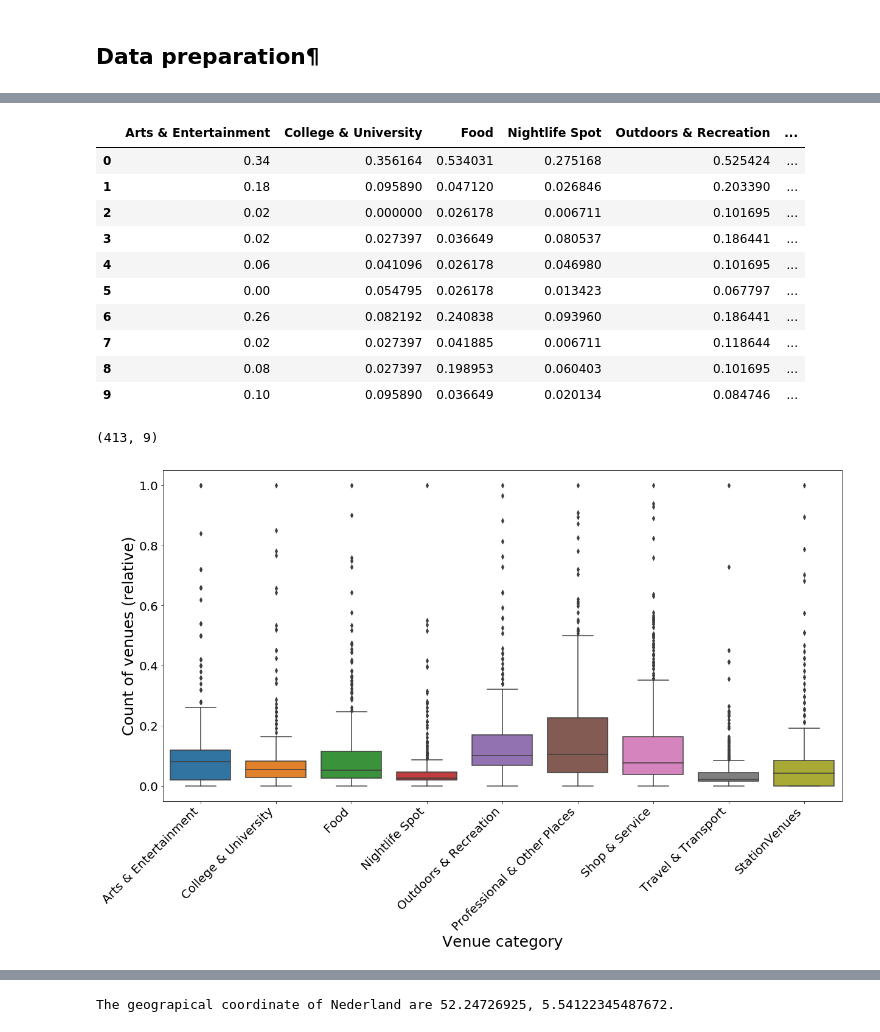
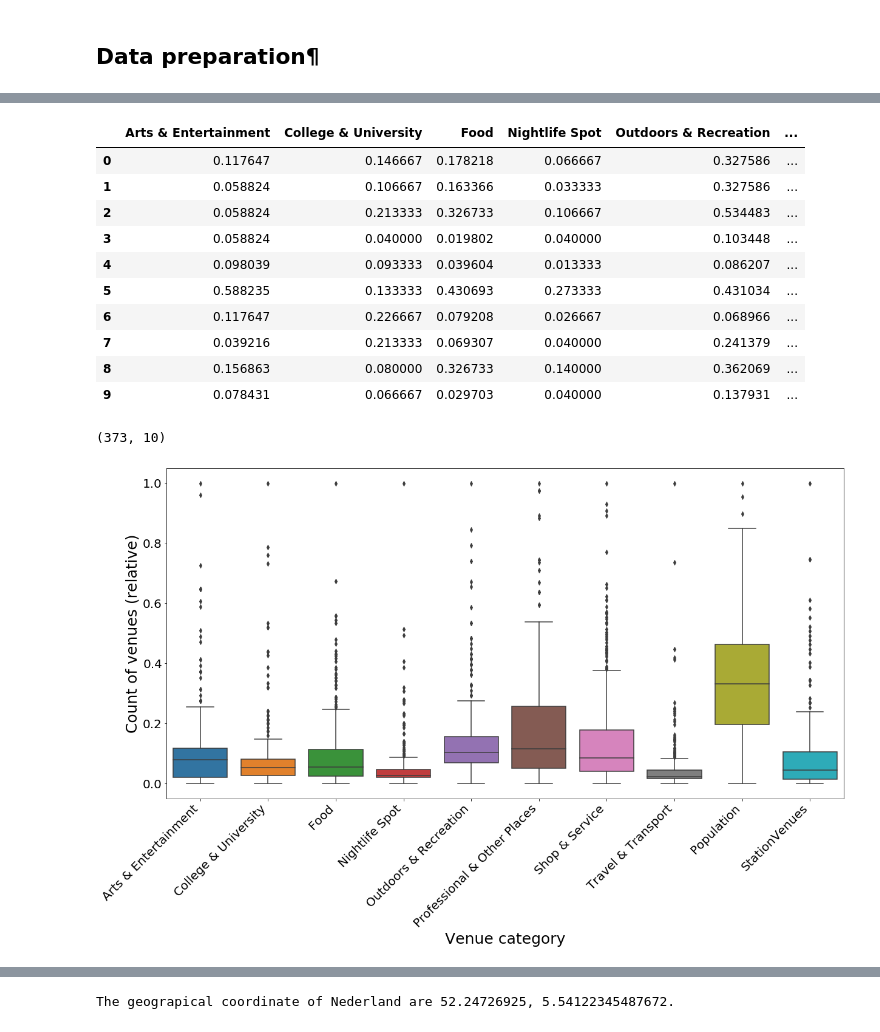
Before and after one commit to ArjanLem/Coursera_Capstone, a Jupyter notebook: BattleNeighbourhoods/classification_dutch_train_stations-wk5.ipynb, the cells around one changed output, grey strips where cells are left out. Cells and saved outputs as stored; diff of their text form; code cells hidden in the pictures.

```diff
--- a/BattleNeighbourhoods/classification_dutch_train_stations-wk5.ipynb
+++ b/BattleNeighbourhoods/classification_dutch_train_stations-wk5.ipynb
@@ -259,5 +632,6 @@ stations_venues_df
 # %%
 stations_venues_df = pd.read_csv('stations_venues.csv')
 stations_venues_df = stations_venues_df.loc[:, ~stations_venues_df.columns.str.contains('^Unnamed')]
+stations_venues_df = stations_venues_df.drop(['index', 'level_0'], axis=1)
 stations_venues_df.head(10)
 # %% [output]
@@ -337,0 +718,8 @@ vanue_counts_norm: [[0.34       0.35616438 0.53403141 ... 0.55494505 0.1299435
+# %%
+columns = stations_venues_df.columns[5:]
+X = stations_venues_df.values[:,5:]
+venue_counts_norm = MinMaxScaler().fit_transform(X)
+
+print("columns: {}".format(columns))
+print("X: {}".format(X))
+print("venue_counts_norm: {}".format(venue_counts_norm))
@@ -338,37 +746,36 @@ vanue_counts_norm: [[0.34       0.35616438 0.53403141 ... 0.55494505 0.1299435
 # %%
-vanue_counts_norm_df = pd.DataFrame(vanue_counts_norm, columns=columns)
-#cluster_df.columns = [c in categories_list_df['Category']]
-vanue_counts_norm_df.head(10)
+venue_counts_norm_df = pd.DataFrame(venue_counts_norm, columns=columns)
+venue_counts_norm_df.head(10)
 # %% [output]
 |  | Arts & Entertainment | College & University | Food | Nightlife Spot | Outdoors & Recreation | ... |
-| 0 | 0.34 | 0.356164 | 0.534031 | 0.275168 | 0.525424 | ... |
-| 1 | 0.18 | 0.095890 | 0.047120 | 0.026846 | 0.203390 | ... |
-| 2 | 0.02 | 0.000000 | 0.026178 | 0.006711 | 0.101695 | ... |
-| 3 | 0.02 | 0.027397 | 0.036649 | 0.080537 | 0.186441 | ... |
-| 4 | 0.06 | 0.041096 | 0.026178 | 0.046980 | 0.101695 | ... |
-| 5 | 0.00 | 0.054795 | 0.026178 | 0.013423 | 0.067797 | ... |
-| 6 | 0.26 | 0.082192 | 0.240838 | 0.093960 | 0.186441 | ... |
-| 7 | 0.02 | 0.027397 | 0.041885 | 0.006711 | 0.118644 | ... |
-| 8 | 0.08 | 0.027397 | 0.198953 | 0.060403 | 0.101695 | ... |
-| 9 | 0.10 | 0.095890 | 0.036649 | 0.020134 | 0.084746 | ... |
+| 0 | 0.117647 | 0.146667 | 0.178218 | 0.066667 | 0.327586 | ... |
+| 1 | 0.058824 | 0.106667 | 0.163366 | 0.033333 | 0.327586 | ... |
+| 2 | 0.058824 | 0.213333 | 0.326733 | 0.106667 | 0.534483 | ... |
+| 3 | 0.058824 | 0.040000 | 0.019802 | 0.040000 | 0.103448 | ... |
+| 4 | 0.098039 | 0.093333 | 0.039604 | 0.013333 | 0.086207 | ... |
+| 5 | 0.588235 | 0.133333 | 0.430693 | 0.273333 | 0.431034 | ... |
+| 6 | 0.117647 | 0.226667 | 0.079208 | 0.026667 | 0.068966 | ... |
+| 7 | 0.039216 | 0.213333 | 0.069307 | 0.040000 | 0.241379 | ... |
+| 8 | 0.156863 | 0.080000 | 0.326733 | 0.140000 | 0.362069 | ... |
+| 9 | 0.078431 | 0.066667 | 0.029703 | 0.040000 | 0.137931 | ... |
 # %%
-vanue_counts_norm_df.shape
+venue_counts_norm_df.shape
 # %% [output]
-(413, 9)
+(373, 10)
 # %%
 plt.figure(figsize=(20, 10))
 #plt.xticks(rotation='vertical')
 sns.boxplot
 
-ax = sns.boxplot(data = vanue_counts_norm_df)
+ax = sns.boxplot(data = venue_counts_norm_df)
 ax.set_ylabel('Count of venues (relative)', fontsize=25)
 ax.set_xlabel('Venue category', fontsize=25)
 ax.tick_params(labelsize=20)
 plt.xticks(rotation=45, ha='right')
 
 plt.show()
 # %% [output]
-[figure, old version]
+[figure, new version]
 # %%
 # set number of clusters
 kclusters = 4
```
Also changed, not shown: parts of 67 cells of this notebook.
